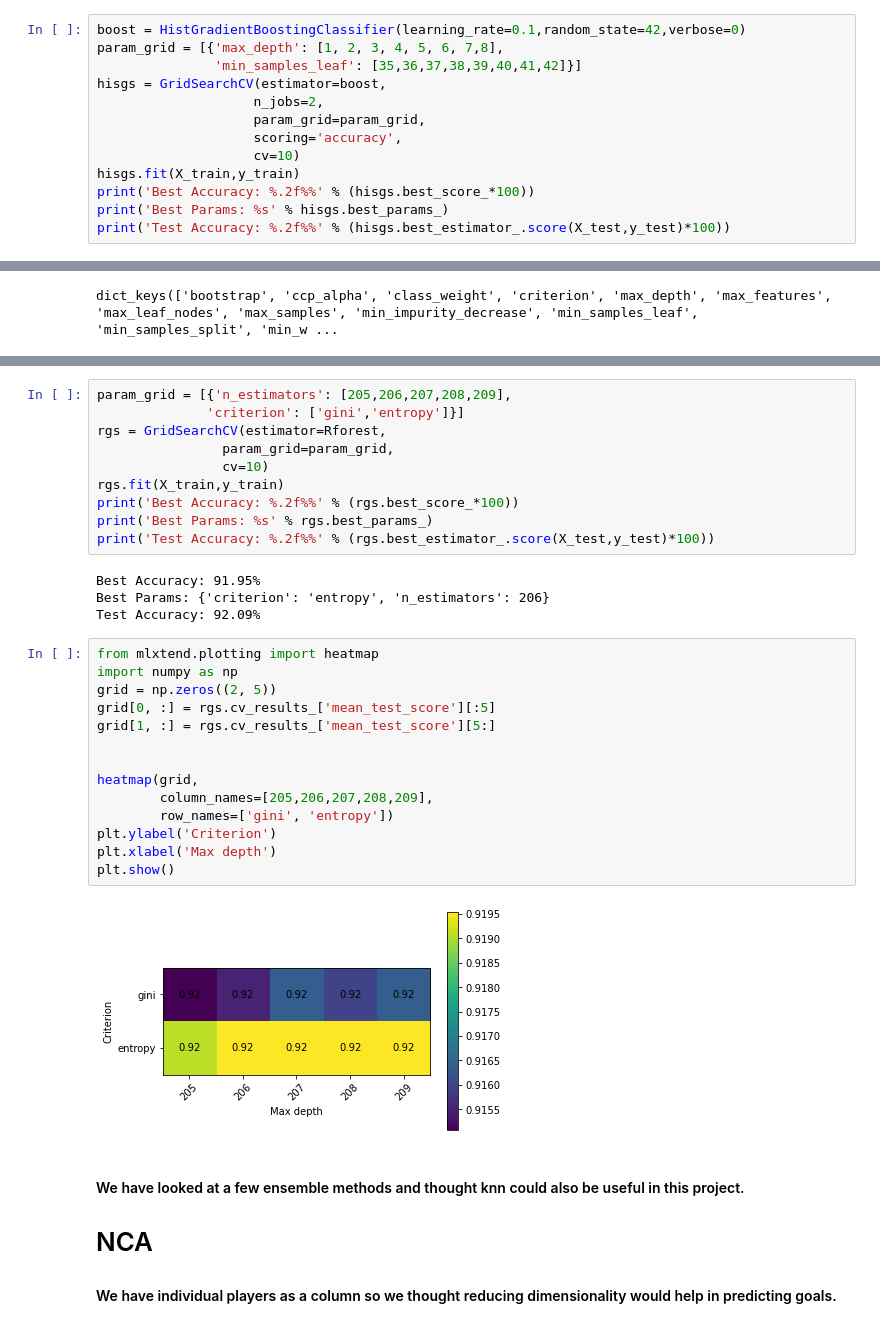
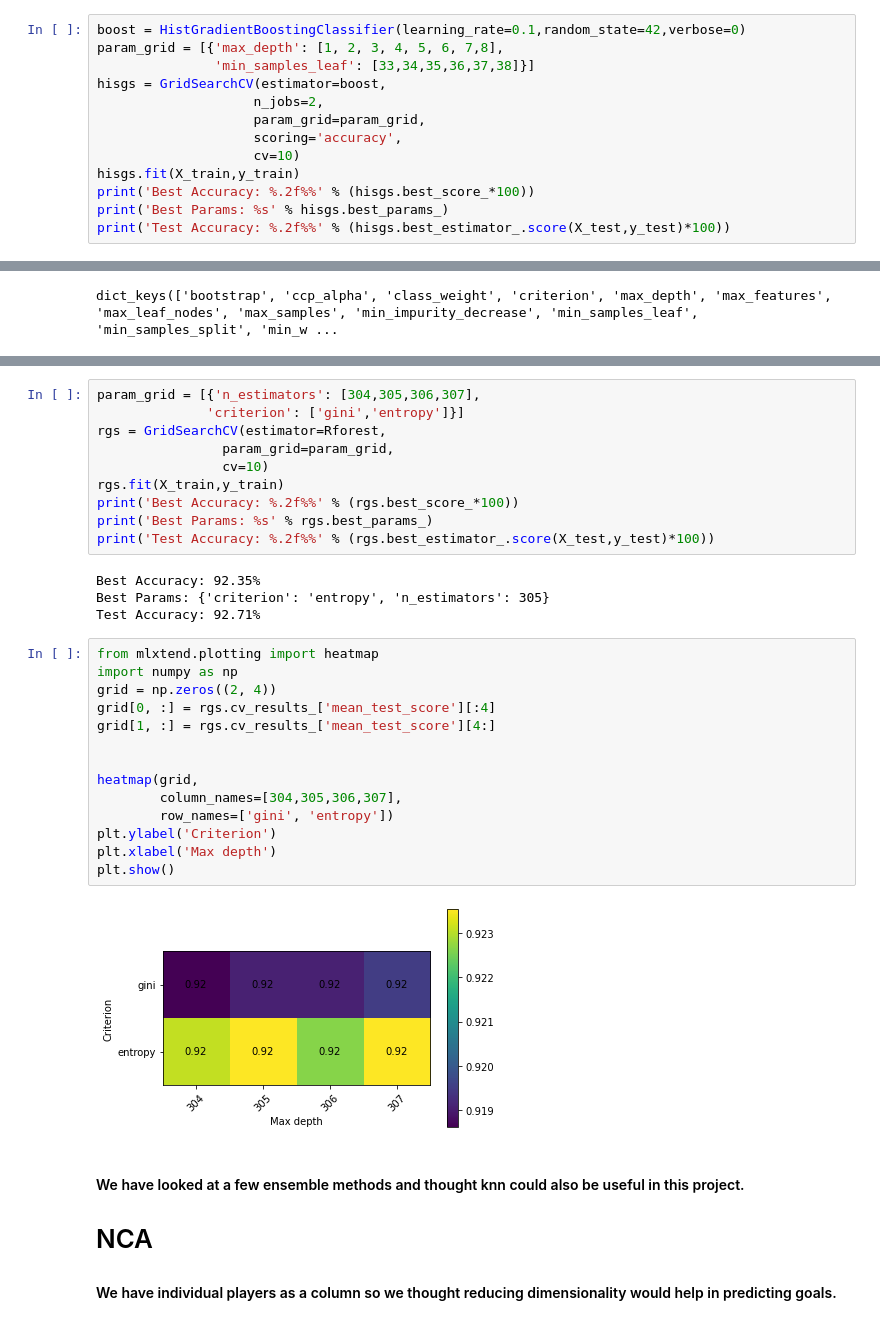
Before and after one commit to ma7thmaster/NewFootballAnalyticsCleaned, a Jupyter notebook: models/model_selection.ipynb, the cells around one changed output, grey strips where cells are left out. Drawn from its saved outputs; the diff is of its cells as text.

```diff
--- a/models/model_selection.ipynb
+++ b/models/model_selection.ipynb
@@ -26,7 +40,7 @@ X_train, X_test, y_train, y_test = train_test_split(X, y, random_state=123, test
 # %%
 boost = HistGradientBoostingClassifier(learning_rate=0.1,random_state=42,verbose=0)
 param_grid = [{'max_depth': [1, 2, 3, 4, 5, 6, 7,8],
-               'min_samples_leaf': [35,36,37,38,39,40,41,42]}]
+               'min_samples_leaf': [33,34,35,36,37,38]}]
 hisgs = GridSearchCV(estimator=boost,
                     n_jobs=2,
                     param_grid=param_grid,
@@ -94,5 +110,5 @@ Test Accuracy: 92.18%
 # %%
-param_grid = [{'n_estimators': [205,206,207,208,209],
+param_grid = [{'n_estimators': [304,305,306,307],
               'criterion': ['gini','entropy']}]
 rgs = GridSearchCV(estimator=Rforest,
                 param_grid=param_grid,
@@ -102,25 +118,25 @@ print('Best Accuracy: %.2f%%' % (rgs.best_score_*100))
 print('Best Params: %s' % rgs.best_params_)
 print('Test Accuracy: %.2f%%' % (rgs.best_estimator_.score(X_test,y_test)*100))
 # %% [output]
-Best Accuracy: 91.95%
-Best Params: {'criterion': 'entropy', 'n_estimators': 206}
-Test Accuracy: 92.09%
+Best Accuracy: 92.35%
+Best Params: {'criterion': 'entropy', 'n_estimators': 305}
+Test Accuracy: 92.71%
 # %%
 from mlxtend.plotting import heatmap
 import numpy as np
-grid = np.zeros((2, 5))
-grid[0, :] = rgs.cv_results_['mean_test_score'][:5]
-grid[1, :] = rgs.cv_results_['mean_test_score'][5:]
+grid = np.zeros((2, 4))
+grid[0, :] = rgs.cv_results_['mean_test_score'][:4]
+grid[1, :] = rgs.cv_results_['mean_test_score'][4:]
 
 
 heatmap(grid,
-        column_names=[205,206,207,208,209],
+        column_names=[304,305,306,307],
         row_names=['gini', 'entropy'])
 plt.ylabel('Criterion')
 plt.xlabel('Max depth')
 plt.show()
 # %% [output]
-[figure, old version]
+[figure, new version]
 # %% [markdown]
 #### We have looked at a few ensemble methods and thought knn could also be useful in this project.
 
```
Also changed, not shown: parts of 13 cells of this notebook.
